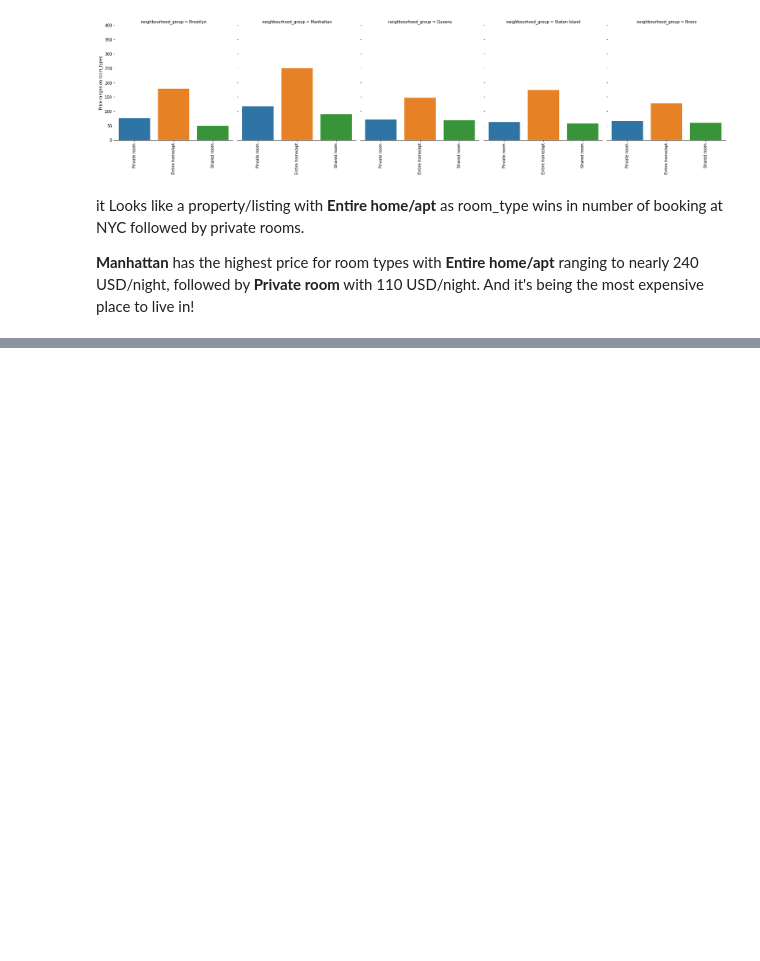
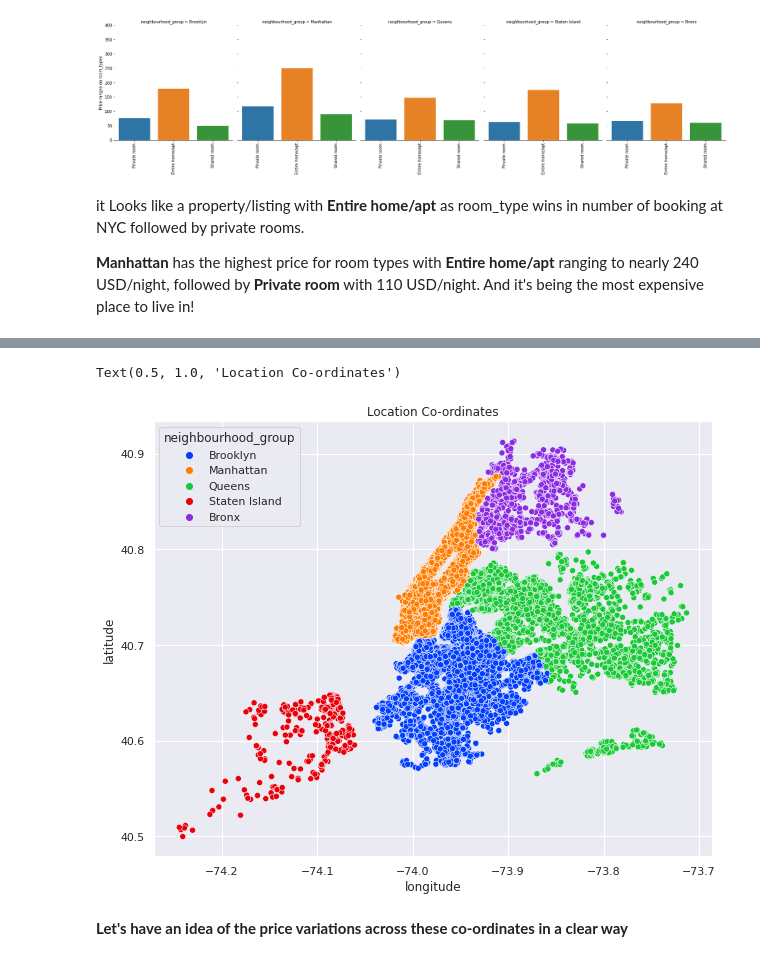
Before and after one commit to rahulwarn/capstone-project-of-Airbnb-Bookings-Analysis, a Jupyter notebook: Airbnb_Bookings_Analysis_Capstone_Project.ipynb, the cells around one changed output, grey strips where cells are left out. Cells and saved outputs as stored; diff of their text form; code cells hidden in the pictures; blank space fills up the shorter version.

```diff
--- a/Airbnb_Bookings_Analysis_Capstone_Project.ipynb
+++ b/Airbnb_Bookings_Analysis_Capstone_Project.ipynb
@@ -488,0 +504,13 @@ it Looks like a property/listing with **Entire home/apt** as room_type wins in n
+# %%
+min_th,max_th= df.price.quantile([0.01,0.999]) #min and max threshold from price column using quantile approach
+df_pnw= df[(df.price>min_th)&(df.price<max_th)]
+# %%
+#trying to find where the coordinates belong from the latitude and longitude
+sns.set(rc={"figure.figsize": (10, 8)})
+ax= sns.scatterplot(data=df_pnw, x="longitude", y="latitude",hue='neighbourhood_group',palette='bright')
+ax.set_title('Location Co-ordinates')
+# %% [output]
+Text(0.5, 1.0, 'Location Co-ordinates')
+[figure, added]
+# %% [markdown]
+**Let's have an idea of the price variations across these co-ordinates in a clear way**
```
Also changed, not shown: parts of 12 cells of this notebook.
